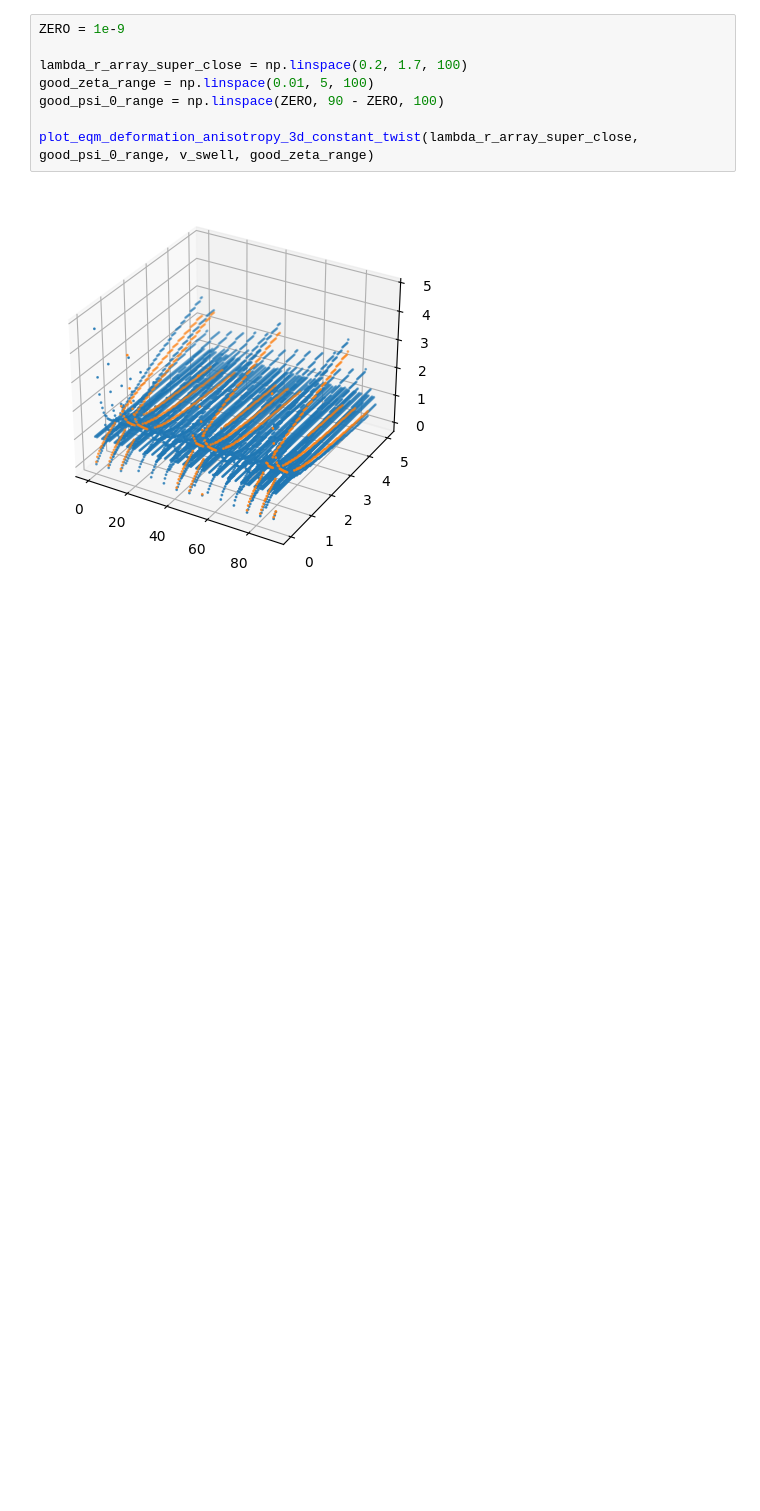
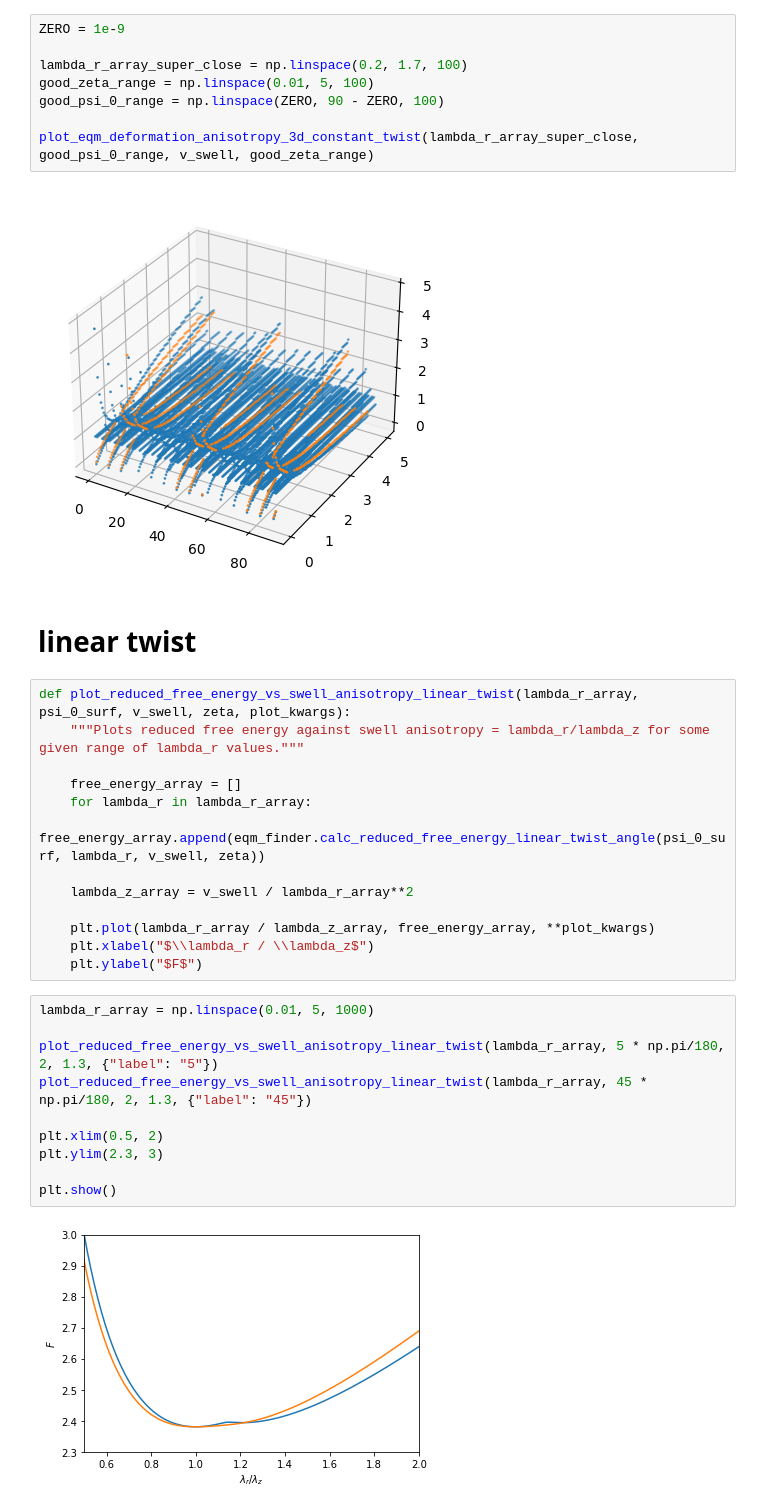
Before and after one commit to gouwsxander/hydrated-liquid-crystal-elastomers, a Jupyter notebook: Free energy minimization/plot_free_energy.ipynb, the cells around one changed output. Cells and saved outputs as stored; diff of their text form; blank space fills up the shorter version.

```diff
--- a/Free energy minimization/plot_free_energy.ipynb
+++ b/Free energy minimization/plot_free_energy.ipynb
@@ -556,3 +556,30 @@ good_psi_0_range = np.linspace(ZERO, 90 - ZERO, 100)
 plot_eqm_deformation_anisotropy_3d_constant_twist(lambda_r_array_super_close, good_psi_0_range, v_swell, good_zeta_range)
 # %% [output]
 [figure]
+# %% [markdown]
+# linear twist
+# %%
+def plot_reduced_free_energy_vs_swell_anisotropy_linear_twist(lambda_r_array, psi_0_surf, v_swell, zeta, plot_kwargs):
+    """Plots reduced free energy against swell anisotropy = lambda_r/lambda_z for some given range of lambda_r values."""
+
+    free_energy_array = []
+    for lambda_r in lambda_r_array:
+        free_energy_array.append(eqm_finder.calc_reduced_free_energy_linear_twist_angle(psi_0_surf, lambda_r, v_swell, zeta))
+
+    lambda_z_array = v_swell / lambda_r_array**2
+
+    plt.plot(lambda_r_array / lambda_z_array, free_energy_array, **plot_kwargs)
+    plt.xlabel("$\\lambda_r / \\lambda_z$")
+    plt.ylabel("$F$")
+# %%
+lambda_r_array = np.linspace(0.01, 5, 1000)
+
+plot_reduced_free_energy_vs_swell_anisotropy_linear_twist(lambda_r_array, 5 * np.pi/180, 2, 1.3, {"label": "5"})
+plot_reduced_free_energy_vs_swell_anisotropy_linear_twist(lambda_r_array, 45 * np.pi/180, 2, 1.3, {"label": "45"})
+
+plt.xlim(0.5, 2)
+plt.ylim(2.3, 3)
+
+plt.show()
+# %% [output]
+[figure, added]
```
Also changed, not shown: parts of 1 cell of this notebook, 1 other file.
